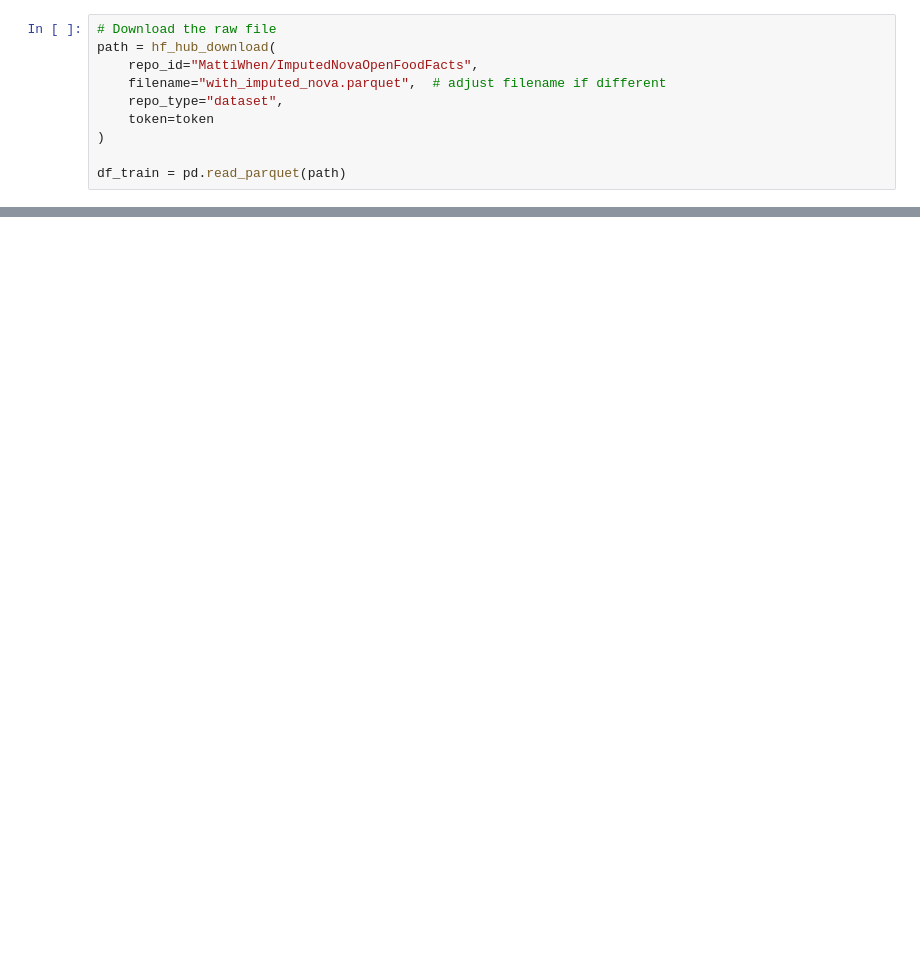
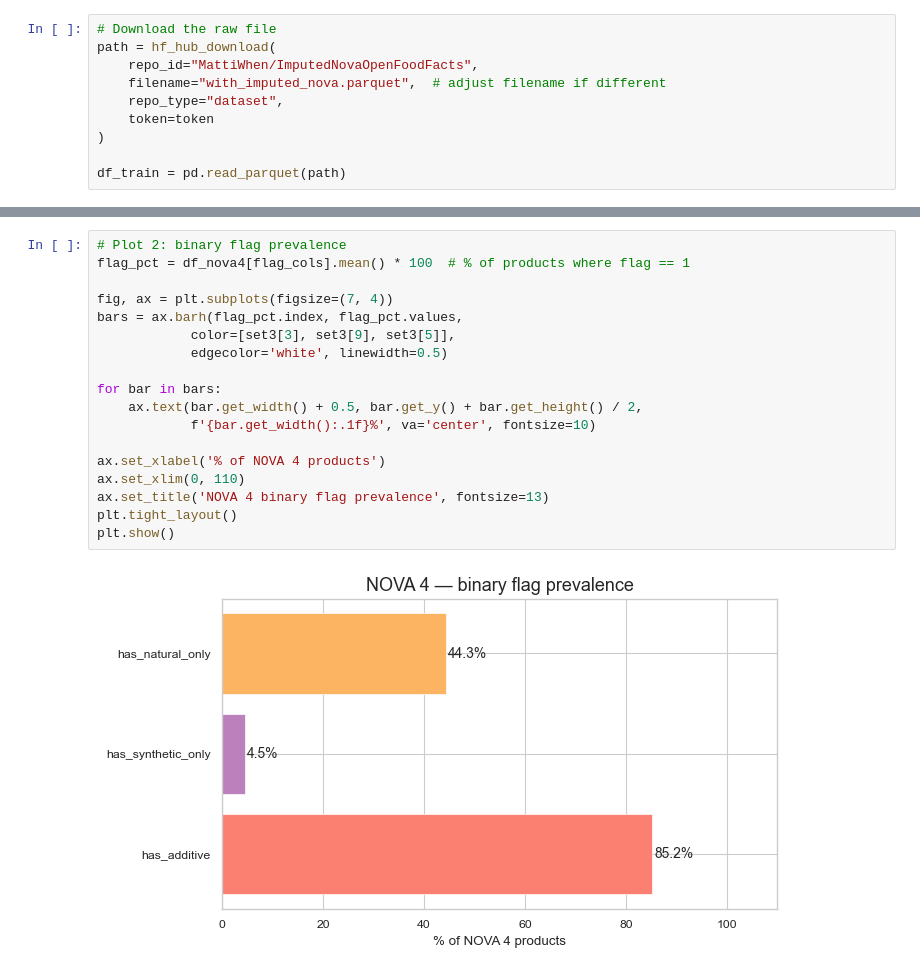
Before and after one commit to SofieBT2/DataScience2026, a Jupyter notebook: src/NOVA4subdivision.ipynb, the cells around one changed output, grey strips where cells are left out. Cells and saved outputs as stored; diff of their text form; blank space fills up the shorter version.

```diff
--- a/src/NOVA4subdivision.ipynb
+++ b/src/NOVA4subdivision.ipynb
@@ -597,0 +126,20 @@ Instead it's:
+# %%
+# Plot 2: binary flag prevalence
+flag_pct = df_nova4[flag_cols].mean() * 100  # % of products where flag == 1
+
+fig, ax = plt.subplots(figsize=(7, 4))
+bars = ax.barh(flag_pct.index, flag_pct.values,
+            color=[set3[3], set3[9], set3[5]],
+            edgecolor='white', linewidth=0.5)
+
+for bar in bars:
+    ax.text(bar.get_width() + 0.5, bar.get_y() + bar.get_height() / 2,
+            f'{bar.get_width():.1f}%', va='center', fontsize=10)
+
+ax.set_xlabel('% of NOVA 4 products')
+ax.set_xlim(0, 110)
+ax.set_title('NOVA 4 binary flag prevalence', fontsize=13)
+plt.tight_layout()
+plt.show()
+# %% [output]
+[figure, added]
```
Also changed, not shown: parts of 83 cells of this notebook.
